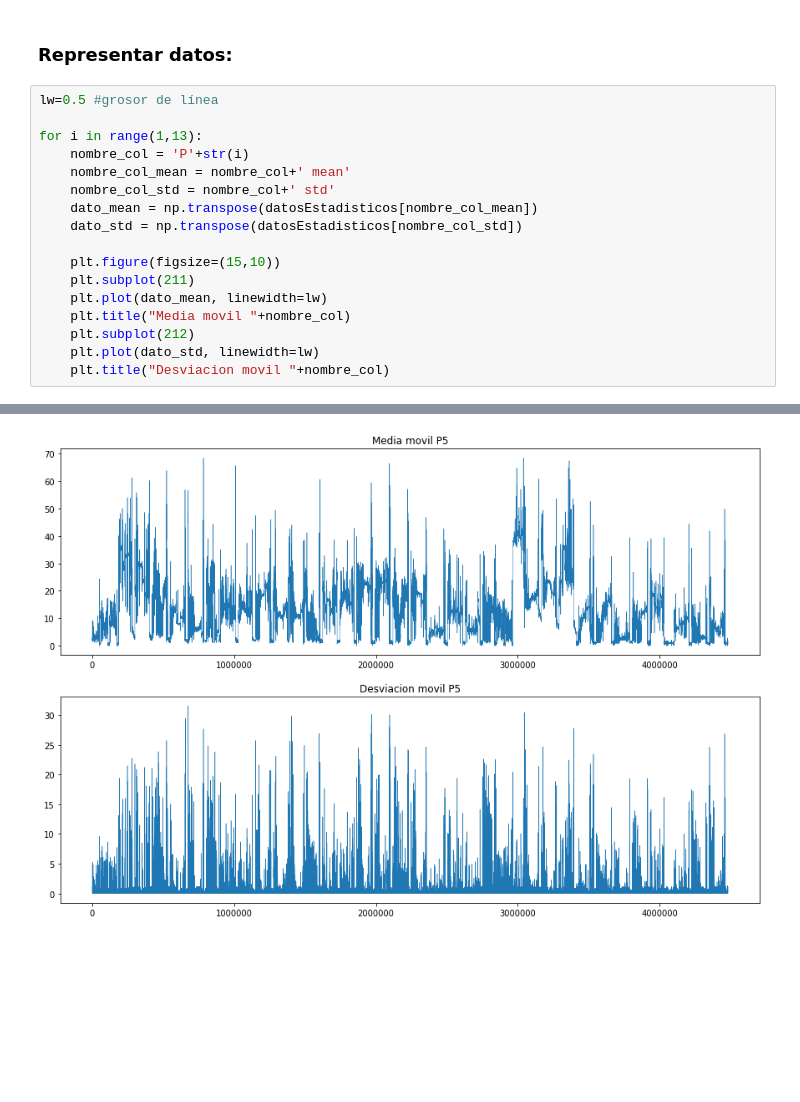
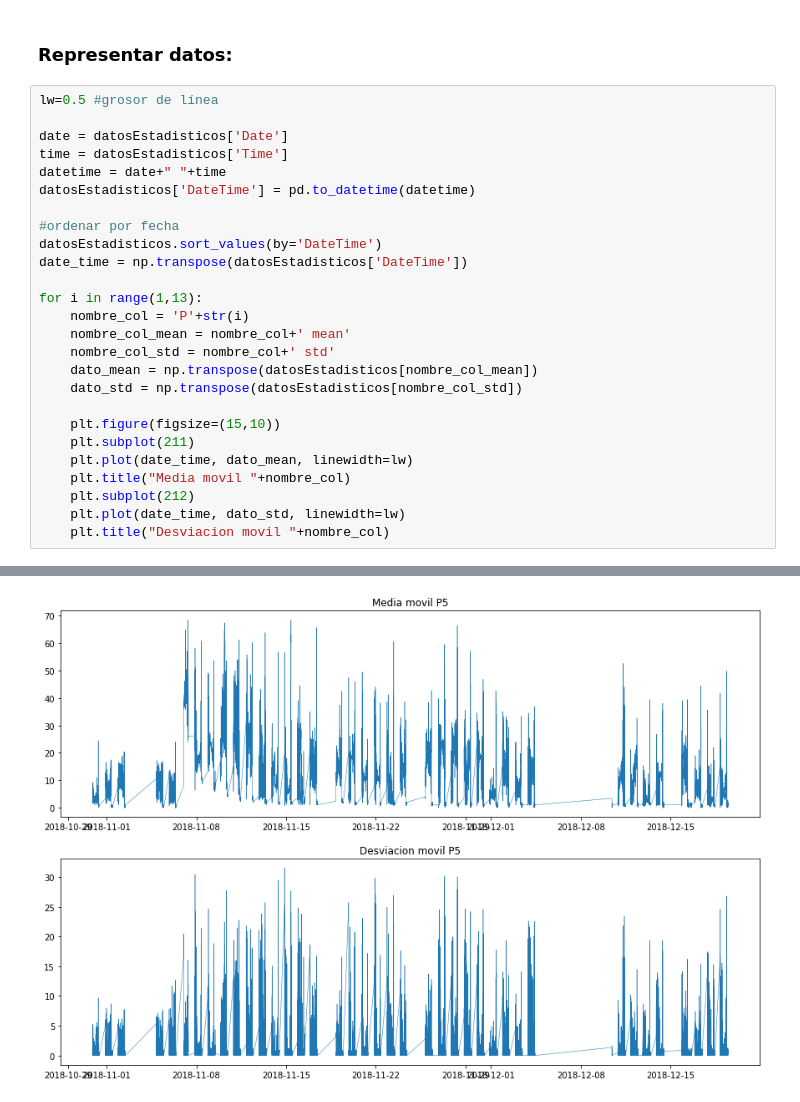
Before and after one commit to aliciaolivaresgil/TFG-SmartBeds, a Jupyter notebook: src/Estadisticas Moviles.ipynb, the cells around one changed output, grey strips where cells are left out. Drawn from its saved outputs; the diff is of its cells as text; blank space fills up the shorter version.

Commit message:
Modificación en representación de datos en función del tiempo

```diff
--- a/src/Estadisticas Moviles.ipynb
+++ b/src/Estadisticas Moviles.ipynb
@@ -135,6 +135,15 @@ datosEstadisticos.head()
 ### Representar datos:
 # %%
 lw=0.5 #grosor de línea
+
+date = datosEstadisticos['Date']
+time = datosEstadisticos['Time']
+datetime = date+" "+time
+datosEstadisticos['DateTime'] = pd.to_datetime(datetime)
+
+#ordenar por fecha
+datosEstadisticos.sort_values(by='DateTime')
+date_time = np.transpose(datosEstadisticos['DateTime'])
 
 for i in range(1,13):
     nombre_col = 'P'+str(i)
@@ -145,9 +154,9 @@ for i in range(1,13):
 
     plt.figure(figsize=(15,10))
     plt.subplot(211)
-    plt.plot(dato_mean, linewidth=lw)
+    plt.plot(date_time, dato_mean, linewidth=lw)
     plt.title("Media movil "+nombre_col)
     plt.subplot(212)
-    plt.plot(dato_std, linewidth=lw)
+    plt.plot(date_time, dato_std, linewidth=lw)
     plt.title("Desviacion movil "+nombre_col)
 # %% [output]
@@ -158 +167 @@ for i in range(1,13):
-[figure, old version]
+[figure, new version]
```
Also changed, not shown: parts of 1 cell of this notebook.
